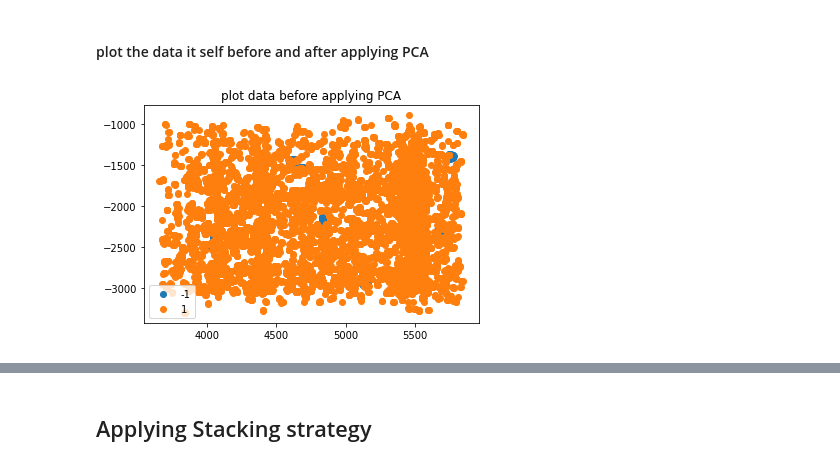
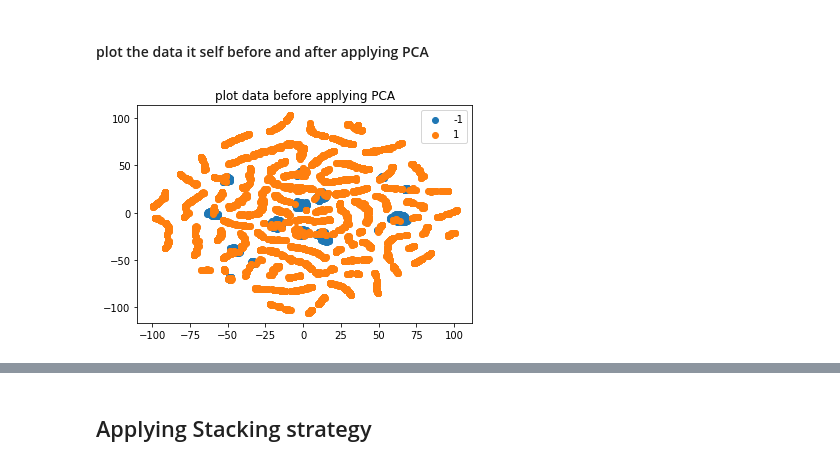
Before and after one commit to HadyKh/Crowd-Sensing-Classification, a Jupyter notebook: Code.ipynb, the cells around one changed output, grey strips where cells are left out. Saved outputs shown, nothing was run; the diff lists cells and outputs as text; code cells hidden in the pictures.

```diff
--- a/Code.ipynb
+++ b/Code.ipynb
@@ -778,13 +812,13 @@ reduced_test =  TSNE(n_components=2, random_state=0).fit_transform(ytrain)
 # %%
 #plot data without applying PCA
 def plotDataset(X, y, title):
     X, y = np.array(X), np.array(y)
     for label in np.unique(y):
         plt.scatter(X[y == label, 0], X[y == label, 1], label=label)
     plt.legend()
     plt.title(title)
     plt.show()
 
-plotDataset(xtrain, ytrain.iloc[:, 0], "plot data before applying PCA")
+plotDataset(reduced_train, ytrain.iloc[:, 0], "plot data before applying PCA")
 # %% [output]
-[figure, old version]
+[figure, new version]
```
Also changed, not shown: parts of 41 cells of this notebook.
